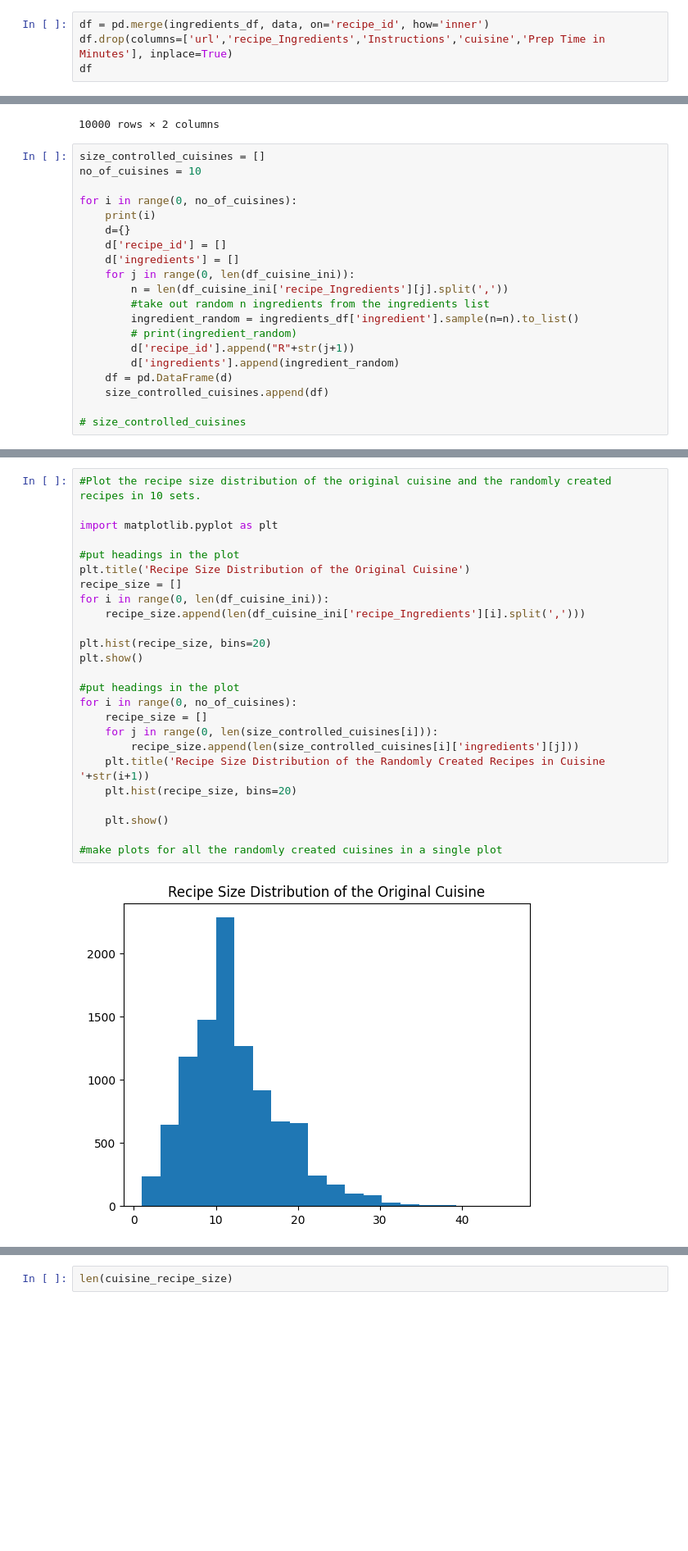
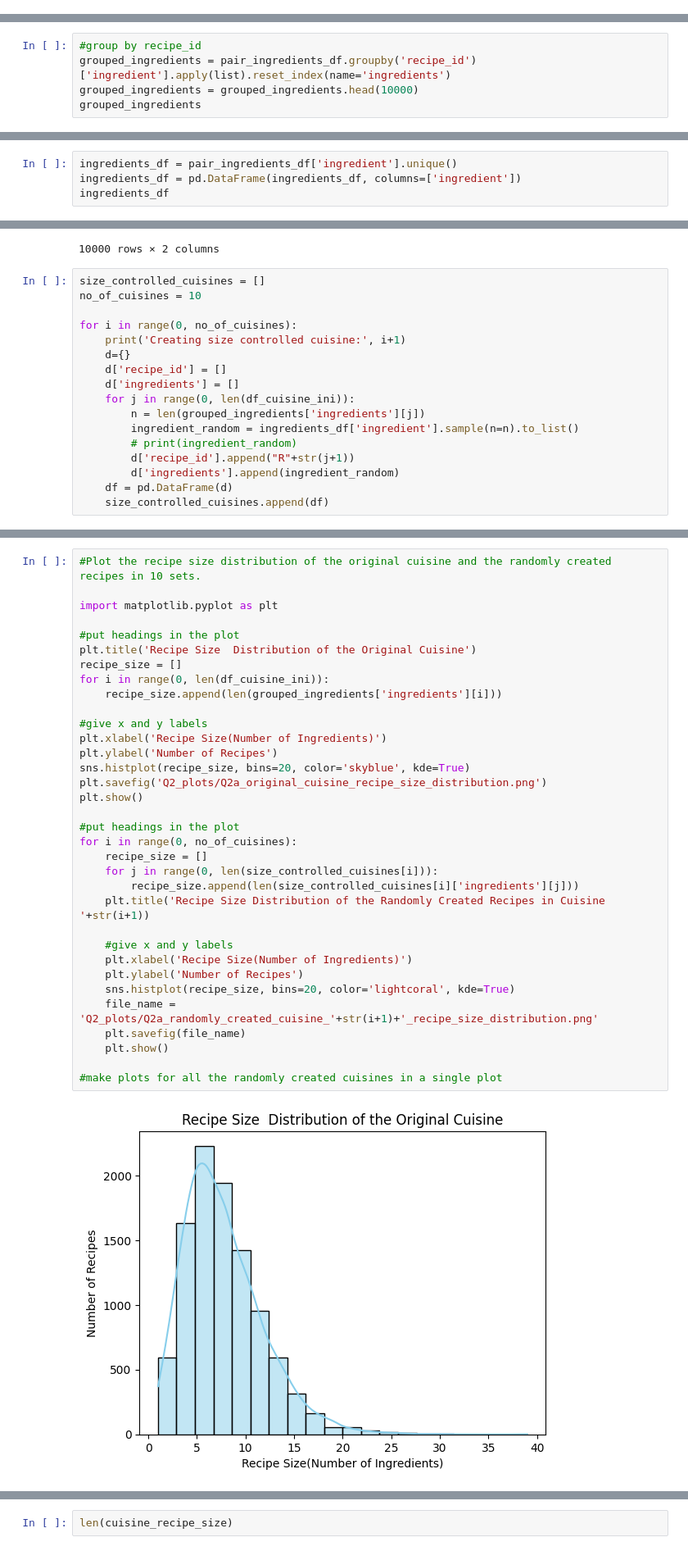
Before and after one commit to oberoir080/CGAS, a Jupyter notebook: Group-16_Assignment2/Q2.ipynb, the cells around one changed output, grey strips where cells are left out. Shown at 82% size. Drawn from its saved outputs; the diff is of its cells as text; blank space fills up the shorter version.

```diff
--- a/Group-16_Assignment2/Q2.ipynb
+++ b/Group-16_Assignment2/Q2.ipynb
@@ -49,7 +53,3 @@ ingredients_df
 | 93393 | 12184 | chips |
 | 93394 | 12184 | peanut butter |
 93395 rows × 2 columns
-# %%
-df = pd.merge(ingredients_df, data, on='recipe_id', how='inner')
-df.drop(columns=['url','recipe_Ingredients','Instructions','cuisine','Prep Time in Minutes'], inplace=True)
-df
@@ -69,0 +56,5 @@ df
+# %%
+#group by recipe_id
+grouped_ingredients = pair_ingredients_df.groupby('recipe_id')['ingredient'].apply(list).reset_index(name='ingredients')
+grouped_ingredients = grouped_ingredients.head(10000)
+grouped_ingredients
@@ -69,0 +75,4 @@ df
+# %%
+ingredients_df = pair_ingredients_df['ingredient'].unique()
+ingredients_df = pd.DataFrame(ingredients_df, columns=['ingredient'])
+ingredients_df
@@ -94,19 +121,16 @@ size_controlled_cuisines = []
 no_of_cuisines = 10
 
 for i in range(0, no_of_cuisines):
-    print(i)
+    print('Creating size controlled cuisine:', i+1)
     d={}
     d['recipe_id'] = []
     d['ingredients'] = []
     for j in range(0, len(df_cuisine_ini)):
-        n = len(df_cuisine_ini['recipe_Ingredients'][j].split(','))
-        #take out random n ingredients from the ingredients list
+        n = len(grouped_ingredients['ingredients'][j])
         ingredient_random = ingredients_df['ingredient'].sample(n=n).to_list()
         # print(ingredient_random)
         d['recipe_id'].append("R"+str(j+1))
         d['ingredients'].append(ingredient_random)
     df = pd.DataFrame(d)
     size_controlled_cuisines.append(df)
-
-# size_controlled_cuisines
 # %% [output]
@@ -127,27 +167,36 @@ len(size_controlled_cuisines[4]['ingredients'][8]), len(size_controlled_cuisines
 # %%
 #Plot the recipe size distribution of the original cuisine and the randomly created recipes in 10 sets.
 
 import matplotlib.pyplot as plt
 
 #put headings in the plot
-plt.title('Recipe Size Distribution of the Original Cuisine')
+plt.title('Recipe Size  Distribution of the Original Cuisine')
 recipe_size = []
 for i in range(0, len(df_cuisine_ini)):
-    recipe_size.append(len(df_cuisine_ini['recipe_Ingredients'][i].split(',')))
+    recipe_size.append(len(grouped_ingredients['ingredients'][i]))
 
-plt.hist(recipe_size, bins=20)
+#give x and y labels
+plt.xlabel('Recipe Size(Number of Ingredients)')
+plt.ylabel('Number of Recipes')
+sns.histplot(recipe_size, bins=20, color='skyblue', kde=True)
+plt.savefig('Q2_plots/Q2a_original_cuisine_recipe_size_distribution.png')
 plt.show()
 
 #put headings in the plot
 for i in range(0, no_of_cuisines):
     recipe_size = []
     for j in range(0, len(size_controlled_cuisines[i])):
         recipe_size.append(len(size_controlled_cuisines[i]['ingredients'][j]))
     plt.title('Recipe Size Distribution of the Randomly Created Recipes in Cuisine '+str(i+1))
-    plt.hist(recipe_size, bins=20)
 
+    #give x and y labels
+    plt.xlabel('Recipe Size(Number of Ingredients)')
+    plt.ylabel('Number of Recipes')
+    sns.histplot(recipe_size, bins=20, color='lightcoral', kde=True)
+    file_name = 'Q2_plots/Q2a_randomly_created_cuisine_'+str(i+1)+'_recipe_size_distribution.png'
+    plt.savefig(file_name)
     plt.show()
 
 #make plots for all the randomly created cuisines in a single plot
 # %% [output]
-[figure, old version]
+[figure, new version]
```
Also changed, not shown: parts of 20 cells of this notebook, 13 other files.
